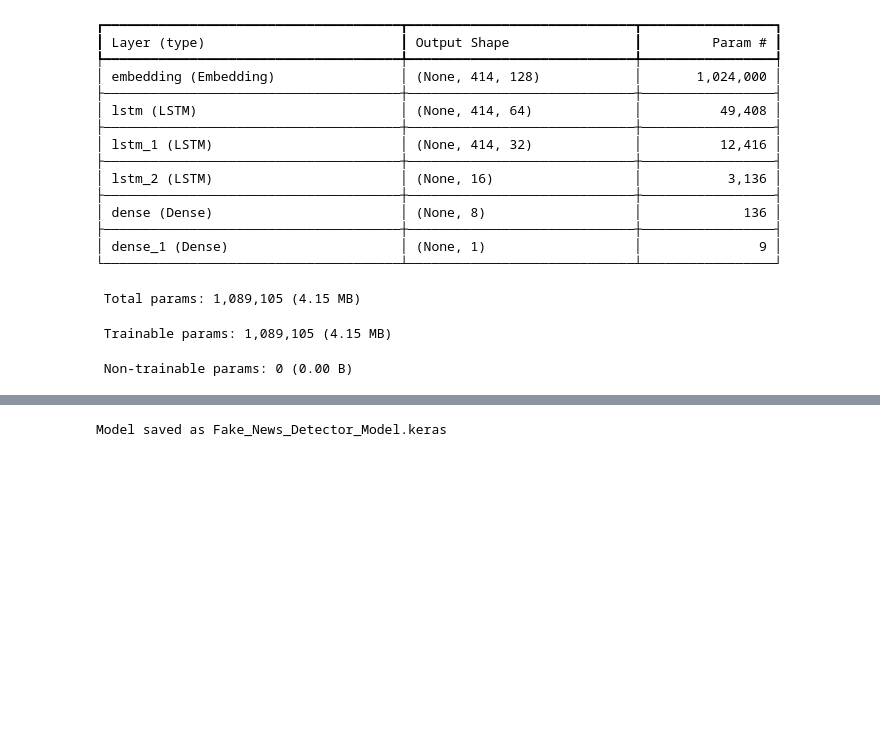
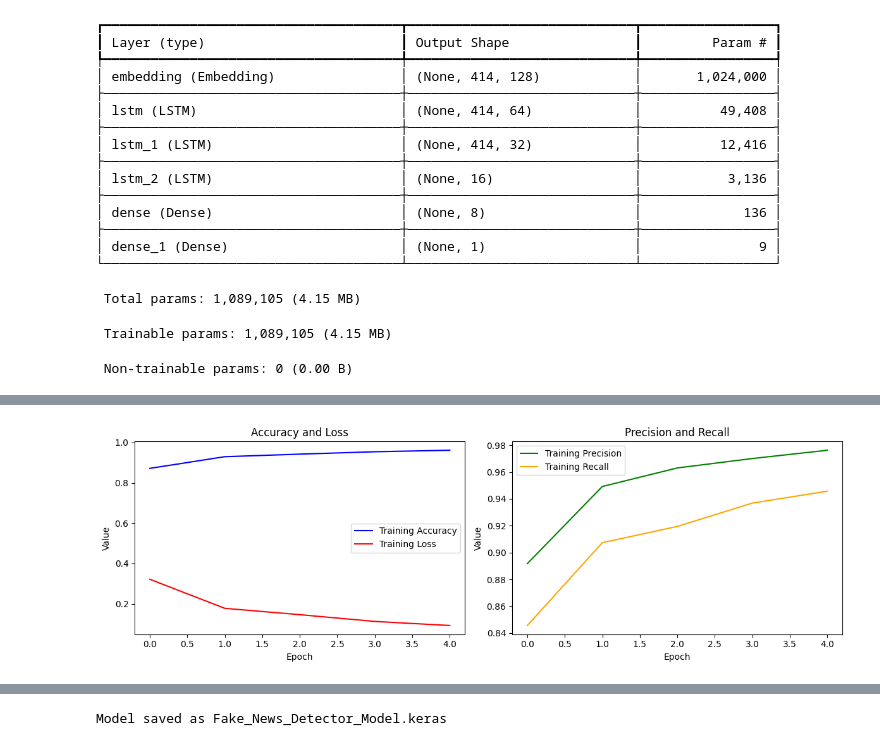
Before and after one commit to amarjeetkhera/Fake-News-Detector-and-Explainer, a Jupyter notebook: Notebooks/Training Pipeline.ipynb, the cells around one changed output, grey strips where cells are left out. Drawn from its saved outputs; the diff is of its cells as text; code cells hidden in the pictures; blank space fills up the shorter version.

```diff
--- a/Notebooks/Training Pipeline.ipynb
+++ b/Notebooks/Training Pipeline.ipynb
@@ -129,7 +130,8 @@ Model: "sequential"
  Non-trainable params: 0 (0.00 B)
 # %%
 # Compiling the model
-model.compile(optimizer='adam', loss='binary_crossentropy', metrics=['accuracy'])
+model.compile(optimizer='adam', loss='binary_crossentropy',
+              metrics=['accuracy', 'precision', 'recall'])
 
 # Training the model
 history = model.fit(
@@ -162,0 +155,26 @@ Test Accuracy: 0.9387
+# %%
+# Plotting accuracy and loss
+plt.figure(figsize=(12, 4))
+
+# Plot accuracy and loss
+plt.subplot(1, 2, 1)
+plt.plot(history.history['accuracy'], label='Training Accuracy', color='blue')
+plt.plot(history.history['loss'], label='Training Loss', color='red')
+plt.xlabel('Epoch')
+plt.ylabel('Value')
+plt.title('Accuracy and Loss')
+plt.legend()
+
+# Plot precision and recall
+plt.subplot(1, 2, 2)
+plt.plot(history.history['precision'], label='Training Precision', color='green')
+plt.plot(history.history['recall'], label='Training Recall', color='orange')
+plt.xlabel('Epoch')
+plt.ylabel('Value')
+plt.title('Precision and Recall')
+plt.legend()
+
+plt.tight_layout()
+plt.show()
+# %% [output]
+[figure, added]
```
Also changed, not shown: parts of 5 cells of this notebook.
